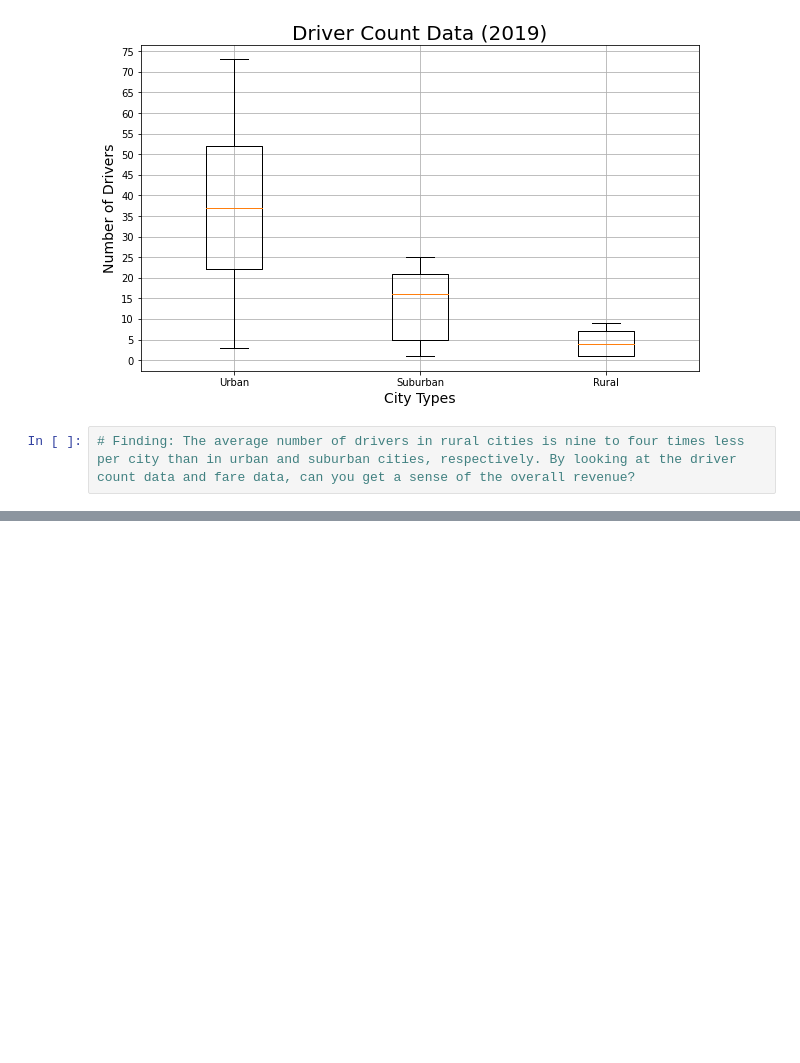
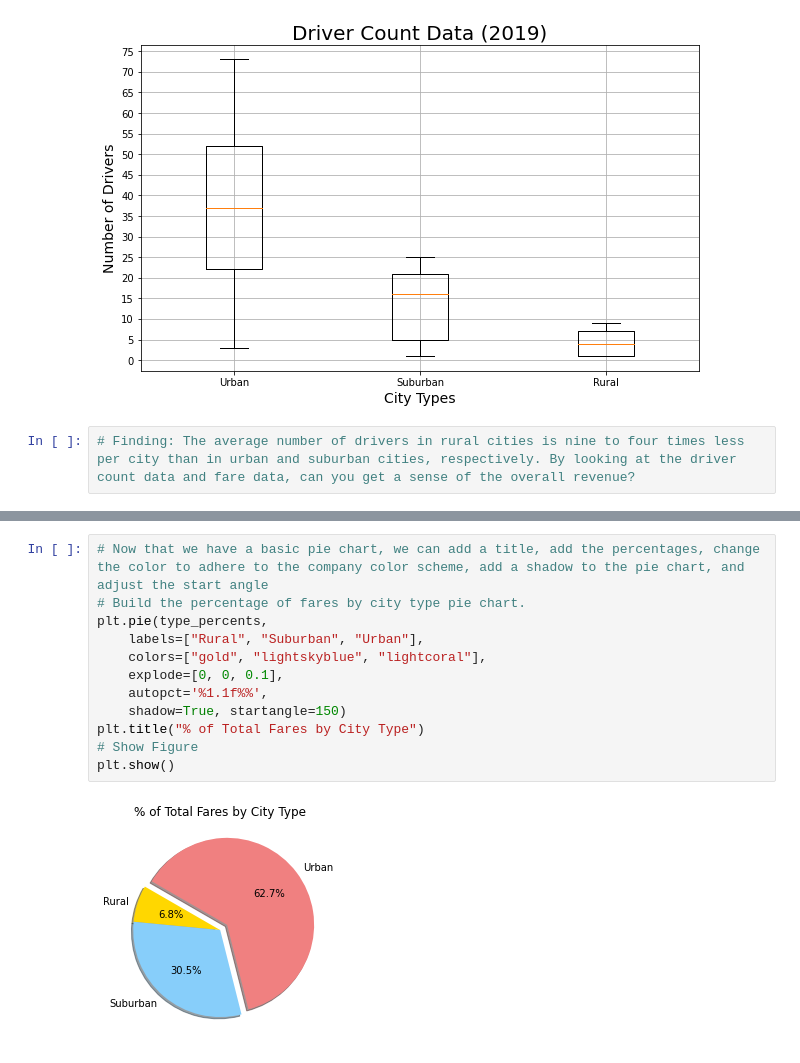
Before and after one commit to ltmurphy/PyBer_Analysis, a Jupyter notebook: PyBer.ipynb, the cells around one changed output, grey strips where cells are left out. Drawn from its saved outputs; the diff is of its cells as text; blank space fills up the shorter version.

```diff
--- a/PyBer.ipynb
+++ b/PyBer.ipynb
@@ -935,0 +999,14 @@ plt.show()
+# %%
+# Now that we have a basic pie chart, we can add a title, add the percentages, change the color to adhere to the company color scheme, add a shadow to the pie chart, and adjust the start angle
+# Build the percentage of fares by city type pie chart.
+plt.pie(type_percents,
+    labels=["Rural", "Suburban", "Urban"],
+    colors=["gold", "lightskyblue", "lightcoral"],
+    explode=[0, 0, 0.1],
+    autopct='%1.1f%%',
+    shadow=True, startangle=150)
+plt.title("% of Total Fares by City Type")
+# Show Figure
+plt.show()
+# %% [output]
+[figure, added]
```
Also changed, not shown: parts of 6 cells of this notebook, 1 other file.
